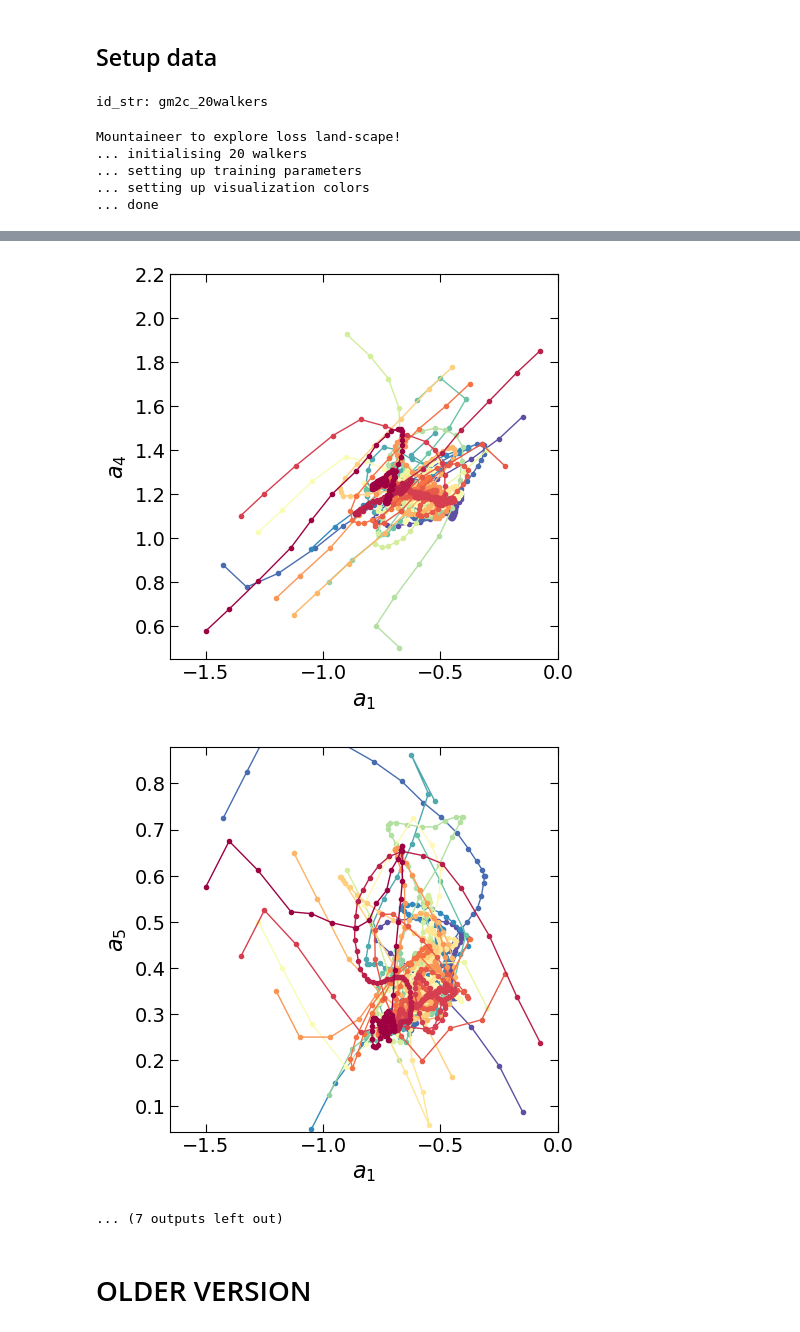
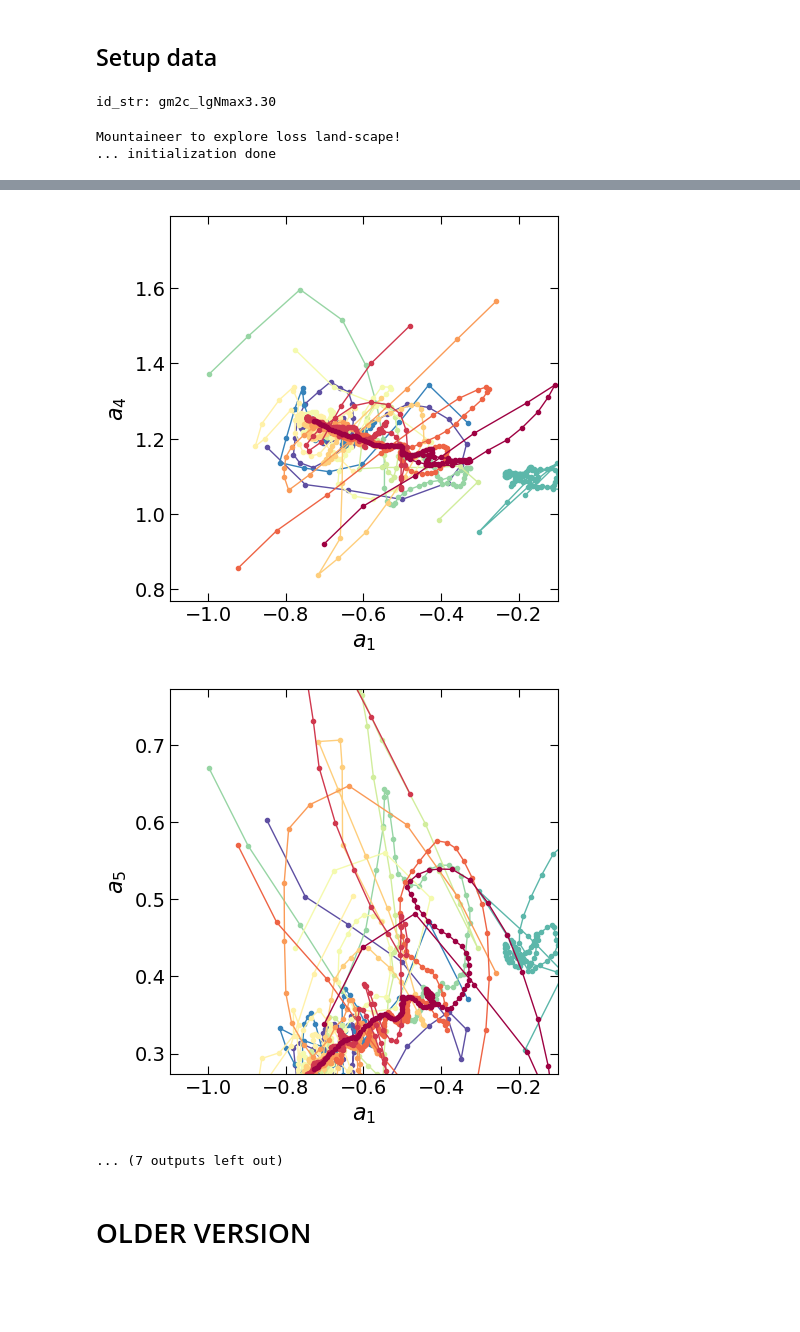
Before and after one commit to a-paranjape/mountaineer, a Jupyter notebook: examples/Demo.ipynb, the cells around one changed output, grey strips where cells are left out. Drawn from its saved outputs; the diff is of its cells as text; code cells hidden in the pictures; blank space fills up the shorter version.

Commit message:
bug fixes in survey and distribute

```diff
--- a/examples/Demo.ipynb
+++ b/examples/Demo.ipynb
@@ -123,13 +123,11 @@ X_all = np.linspace(-2,4,30)
 n_samp = X_all.size
 sigma = np.linspace(0.1,0.3,n_samp)
 
+survey_frac = 0.05
+
 if Model_Type == 'ps':
     sigma *= 2.0
-    N_walker = 10
-    max_epoch = 50
-    check_after = 5
-    mb_count = 3
-    lrate = 0.1
+    N_evals_max = 1000
     id_str = 'ps'
     model = PowerSine()
     model.params[0] = 1
@@ -138,11 +136,7 @@ if Model_Type == 'ps':
 elif Model_Type == 'gm':
     sigma *= 0.5
     n_comp = 2
-    N_walker = 10 if n_comp == 1 else 20
-    max_epoch = 50 if n_comp == 1 else 100
-    check_after = 10 if n_comp == 1 else 20
-    mb_count = 3 #if n_comp == 1 else 3
-    lrate = 0.1 #if n_comp == 1 else 0.1
+    N_evals_max = 2000
     id_str = 'gm{0:d}c'.format(n_comp)
     model = GaussMix(n_params=3*n_comp)
     for c in range(n_comp):
@@ -158,13 +152,13 @@ Y_all = Y_all_true + sigma*rng.rand(Y_all_true.shape[0],Y_all_true.shape[1])
 
 dof = X_all.shape[1] - n_params
 
-id_str += '_{0:d}walkers'.format(N_walker)
+id_str += '_lgNmax{0:.2f}'.format(np.log10(N_evals_max))
 print('id_str:',id_str)
 file_stem = 'walks/' + id_str
 # %% [output]
-id_str: gm2c_20walkers
+id_str: gm2c_lgNmax3.30
 # %%
-Walks_Exist = True
+Walks_Exist = False
 
 if Model_Type == 'ps':
     param_mins = [0.5,1,-0.5]
@@ -180,24 +174,21 @@ elif Model_Type == 'gm':
 
 loss_params = {'cov_mat':cov_mat}
 
-dp = {'N_walker':N_walker,'file_stem':file_stem,'model':chosen_Model,'n_params':n_params,
+dp = {'N_evals_max':N_evals_max,'survey_frac':survey_frac,'file_stem':file_stem,'model':chosen_Model,'n_params':n_params,
       'param_mins':param_mins,'param_maxs':param_maxs,
       'adam':True,'B1_adam':0.9,'B2_adam':0.999,'eps_adam':1e-8,
       'X':X_all,'Y':Y_all,'val_frac':0.2,'loss':Chi2,'walks_exist':Walks_Exist,
-      'seed':None,'verbose':True,'logfile':None,
-      'max_epoch':max_epoch,'mb_count':mb_count,'lrate':lrate,'loss_params':loss_params,'check_after':check_after}
+      'seed':None,'verbose':True,'logfile':None,'loss_params':loss_params}
 
 mnt = Mountaineer(data_pack=dp)
 # %% [output]
 Mountaineer to explore loss land-scape!
-... initialising 20 walkers
-... setting up training parameters
-... setting up visualization colors
-... done
+... initialization done
 # %%
 if not Walks_Exist:
-    mnt.climb()
-walks = mnt.gather()
+    walks = mnt.explore()
+else:
+    walks = mnt.gather()
 mnt.visualize(walks)
 data = mnt.load()
 # %% [output]
@@ -216,5 +224,5 @@ Walks exist, nothing to write.
-[figure, old version]
+[figure, new version]
-[figure, old version]
+[figure, new version]
 ... (7 outputs left out)
 # %% [markdown]
 # OLDER VERSION
```
Also changed, not shown: parts of 1 cell of this notebook, 1 other file.
